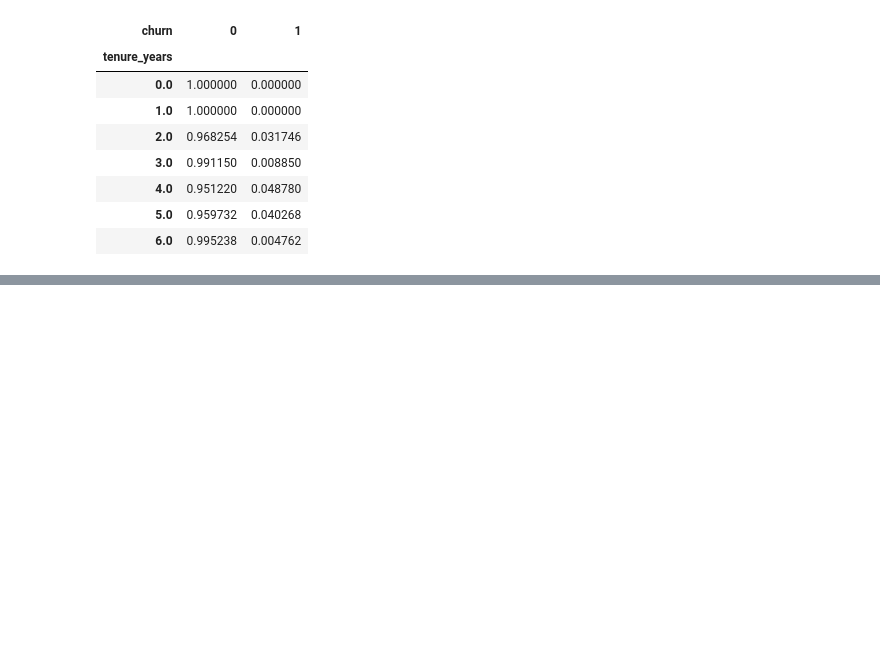
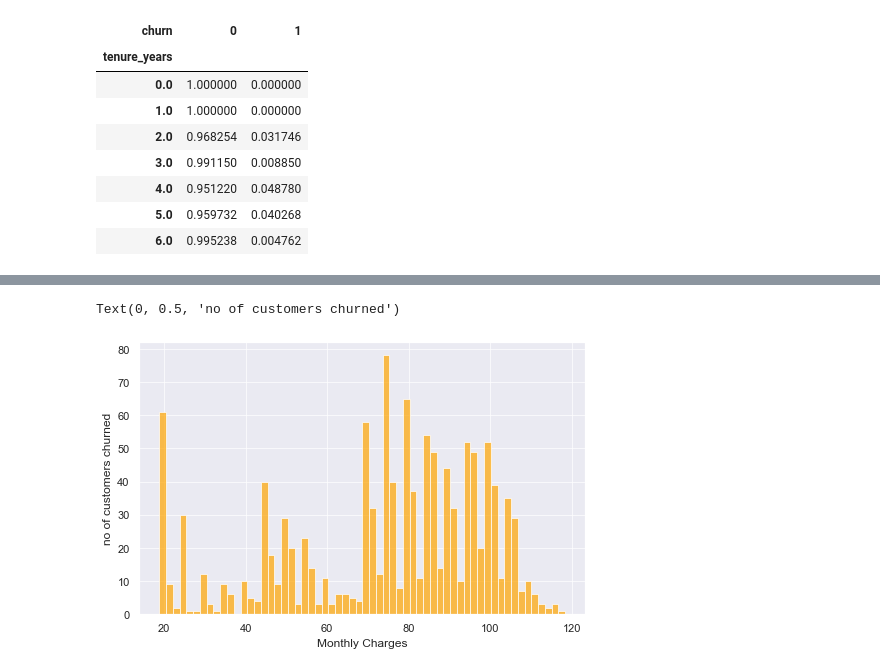
Before and after one commit to ravinder79/Telco_Churn, a Jupyter notebook: Telco_Churn_Final.ipynb, the cells around one changed output, grey strips where cells are left out. Cells and saved outputs as stored; diff of their text form; code cells hidden in the pictures; blank space fills up the shorter version.

```diff
--- a/Telco_Churn_Final.ipynb
+++ b/Telco_Churn_Final.ipynb
@@ -327,0 +347,8 @@ plt.figure(figsize = (12,9))
+# %%
+plt.figure(figsize = (8,5))
+plt.hist(train[train.churn ==1].monthly_charges,bins = 60, alpha = 0.7, color = 'orange')
+plt.xlabel('Monthly Charges')
+plt.ylabel('no of customers churned')
+# %% [output]
+Text(0, 0.5, 'no of customers churned')
+[figure, added]
```
Also changed, not shown: parts of 13 cells of this notebook.
